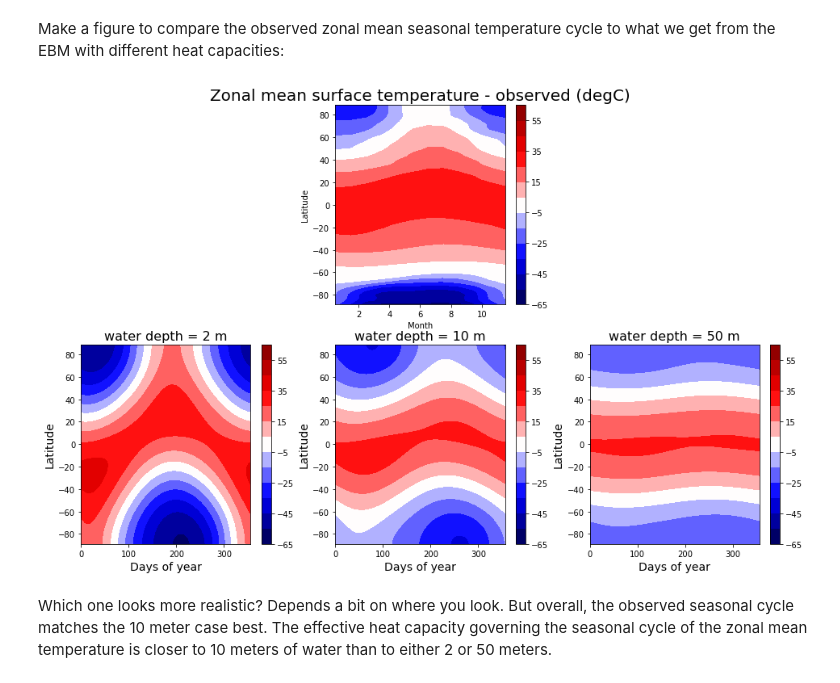
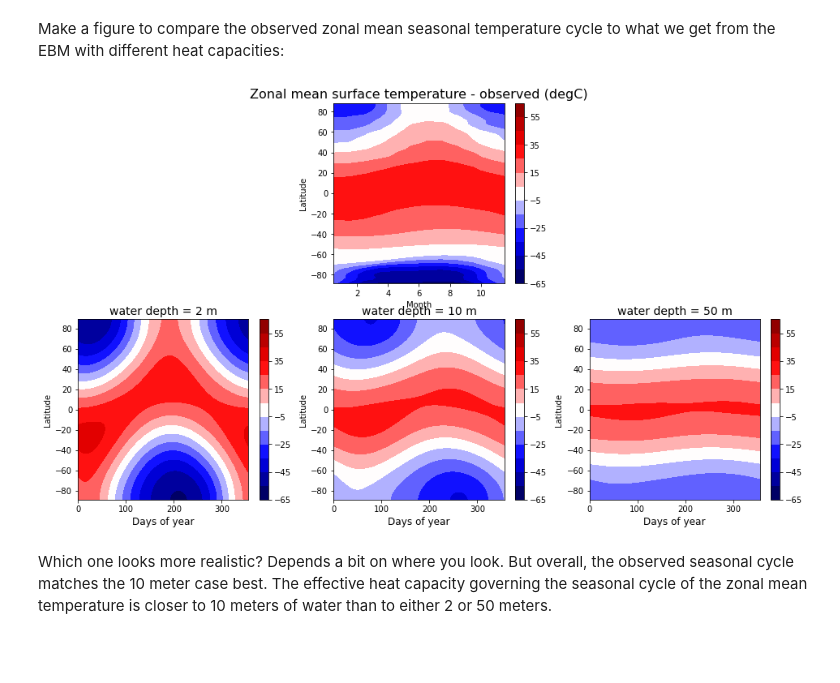
Before and after one commit to nfeldl/ClimateLaboratoryBook, a Jupyter notebook: content/courseware/seasonal-cycle.ipynb, the cells around one changed output. Saved outputs shown, nothing was run; the diff lists cells and outputs as text; code cells hidden in the pictures; blank space fills up the shorter version.

Commit message:
Minor edits and slideshow formatting

```diff
--- a/content/courseware/seasonal-cycle.ipynb
+++ b/content/courseware/seasonal-cycle.ipynb
@@ -21,11 +21,12 @@ import climlab
 from climlab import constants as const
 import cartopy.crs as ccrs  # use cartopy to make some maps
 # %%
-ncep_url = "http://www.esrl.noaa.gov/psd/thredds/dodsC/Datasets/ncep.reanalysis.derived/"
-ncep_Ts = xr.open_dataset(ncep_url + "surface_gauss/skt.sfc.mon.1981-2010.ltm.nc", decode_times=False)
-lat_ncep = ncep_Ts.lat; lon_ncep = ncep_Ts.lon
+ncep_url = 'http://www.esrl.noaa.gov/psd/thredds/dodsC/Datasets/ncep.reanalysis.derived/'
+ncep_Ts = xr.open_dataset(ncep_url + 'surface_gauss/skt.sfc.mon.1981-2010.ltm.nc', decode_times=False)
+lat_ncep = ncep_Ts.lat;
+lon_ncep = ncep_Ts.lon
 Ts_ncep = ncep_Ts.skt
-print( Ts_ncep.shape)
+print(Ts_ncep.shape)
 # %% [output]
 (12, 94, 192)
 # %% [markdown]
@@ -458,30 +459,26 @@ for n, depth in enumerate(water_depths):
         Tyear[:,m,n] = np.squeeze(models[n].Ts)
 # %% [markdown]
 Make a figure to compare the observed zonal mean seasonal temperature cycle to what we get from the EBM with different heat capacities:
+# %%
+def make_nice_axes(ax, cax):
+    ax.set_ylabel('Latitude')
+    cbar = plt.colorbar(cax)
 # %%
-fig = plt.figure( figsize=(16,10) )
-
+fig = plt.figure( figsize=(16,9) )
 ax = fig.add_subplot(2,num_depths,2)
-cax = ax.contourf(np.arange(12)+0.5, lat_ncep,
-                  Ts_ncep.mean(dim='lon').transpose(),
-                  levels=clevels, cmap=plt.cm.seismic,
-                  vmin=Tmin, vmax=Tmax)
+cax = ax.contourf(np.arange(12)+0.5, lat_ncep, Ts_ncep.mean(dim='lon').transpose(), levels=clevels, cmap=plt.cm.seismic, vmin=Tmin, vmax=Tmax)
 ax.set_xlabel('Month')
-ax.set_ylabel('Latitude')
-cbar = plt.colorbar(cax)
-ax.set_title('Zonal mean surface temperature - observed (degC)', fontsize=20)
+ax.set_title('Zonal mean surface temperature - observed (degC)', fontsize=16)
+make_nice_axes(ax,cax)
 
 for n in range(num_depths):
     ax = fig.add_subplot(2,num_depths,num_depths+n+1)
-    cax = ax.contourf(4*np.arange(num_steps_per_year),
-                      lat, Tyear[:,:,n], levels=clevels,
-                      cmap=plt.cm.seismic, vmin=Tmin, vmax=Tmax)
-    cbar1 = plt.colorbar(cax)
-    ax.set_title('water depth = {:.0f} m'.format(models[n].param['water_depth']), fontsize=16 )
-    ax.set_xlabel('Days of year', fontsize=14 )
-    ax.set_ylabel('Latitude', fontsize=14 )
+    cax = ax.contourf(4*np.arange(num_steps_per_year), lat, Tyear[:,:,n], levels=clevels, cmap=plt.cm.seismic, vmin=Tmin, vmax=Tmax)
+    ax.set_title('water depth = {:.0f} m'.format(models[n].param['water_depth']), fontsize=14 )
+    ax.set_xlabel('Days of year', fontsize=12 )
+    make_nice_axes(ax,cax)
 # %% [output]
-[figure, old version]
+[figure, new version]
 # %% [markdown]
 Which one looks more realistic? Depends a bit on where you look. But overall, the observed seasonal cycle matches the 10 meter case best. The effective heat capacity governing the seasonal cycle of the zonal mean temperature is closer to 10 meters of water than to either 2 or 50 meters.
 # %% [markdown]
```
Also changed, not shown: parts of 6 cells of this notebook, 1 other file.
